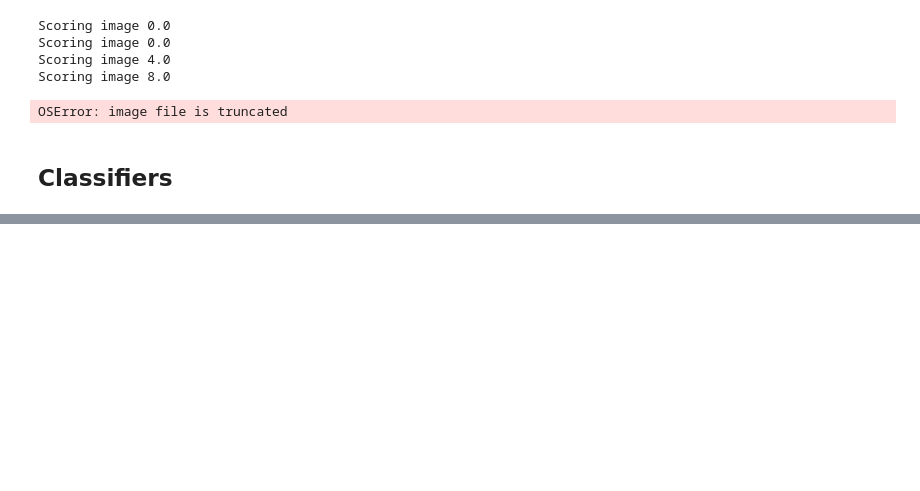
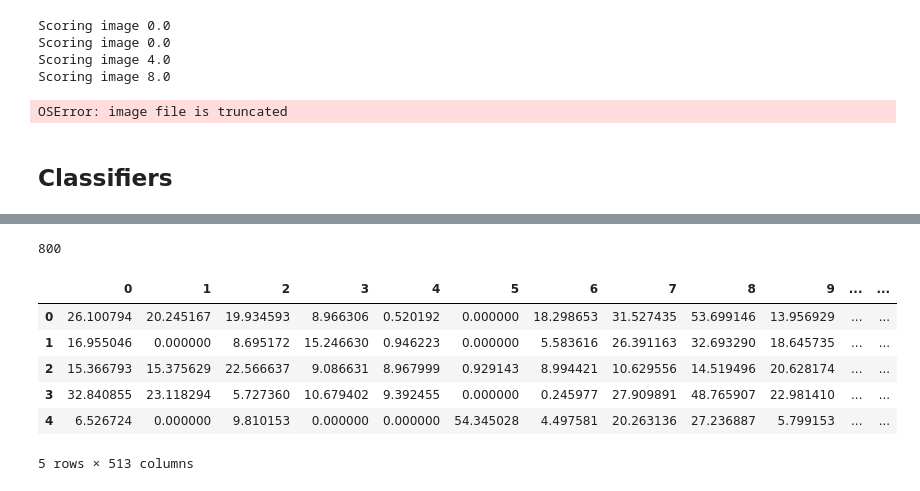
Before and after one commit to svenharris/datascienceworkshop-pneumonia, a Jupyter notebook: Pneumonia_Training.ipynb, the cells around one changed output, grey strips where cells are left out. Drawn from its saved outputs; the diff is of its cells as text; code cells hidden in the pictures; blank space fills up the shorter version.

```diff
--- a/Pneumonia_Training.ipynb
+++ b/Pneumonia_Training.ipynb
@@ -168,0 +165,30 @@ plt.show()
+# %%
+subset = 400
+
+df_positive = pd.read_csv('C:/Users/Lorenzo/Downloads/VGG16_05006.csv', index_col=0)
+df_negative = pd.read_csv('C:/Users/Lorenzo/Downloads/VGG16_05658.csv', index_col=0)
+df_negative = df_negative.iloc[:len(df_positive)]
+
+df_positive = df_positive.iloc[:subset]
+df_negative = df_negative.iloc[:subset]
+
+df_positive['Target'] = 1
+df_negative['Target'] = 0
+
+if(len(df_positive) != len(df_negative)):
+    raise Exception()
+
+df = pd.concat([df_positive, df_negative])
+len(df)
+# %% [output]
+800
+# %%
+df.head()
+# %% [output]
+|  | 0 | 1 | 2 | 3 | 4 | 5 | 6 | 7 | 8 | 9 | ... | ... |
+| 0 | 26.100794 | 20.245167 | 19.934593 | 8.966306 | 0.520192 | 0.000000 | 18.298653 | 31.527435 | 53.699146 | 13.956929 | ... | ... |
+| 1 | 16.955046 | 0.000000 | 8.695172 | 15.246630 | 0.946223 | 0.000000 | 5.583616 | 26.391163 | 32.693290 | 18.645735 | ... | ... |
+| 2 | 15.366793 | 15.375629 | 22.566637 | 9.086631 | 8.967999 | 0.929143 | 8.994421 | 10.629556 | 14.519496 | 20.628174 | ... | ... |
+| 3 | 32.840855 | 23.118294 | 5.727360 | 10.679402 | 9.392455 | 0.000000 | 0.245977 | 27.909891 | 48.765907 | 22.981410 | ... | ... |
+| 4 | 6.526724 | 0.000000 | 9.810153 | 0.000000 | 0.000000 | 54.345028 | 4.497581 | 20.263136 | 27.236887 | 5.799153 | ... | ... |
+5 rows × 513 columns
```
Also changed, not shown: parts of 11 cells of this notebook, 1 other file.
